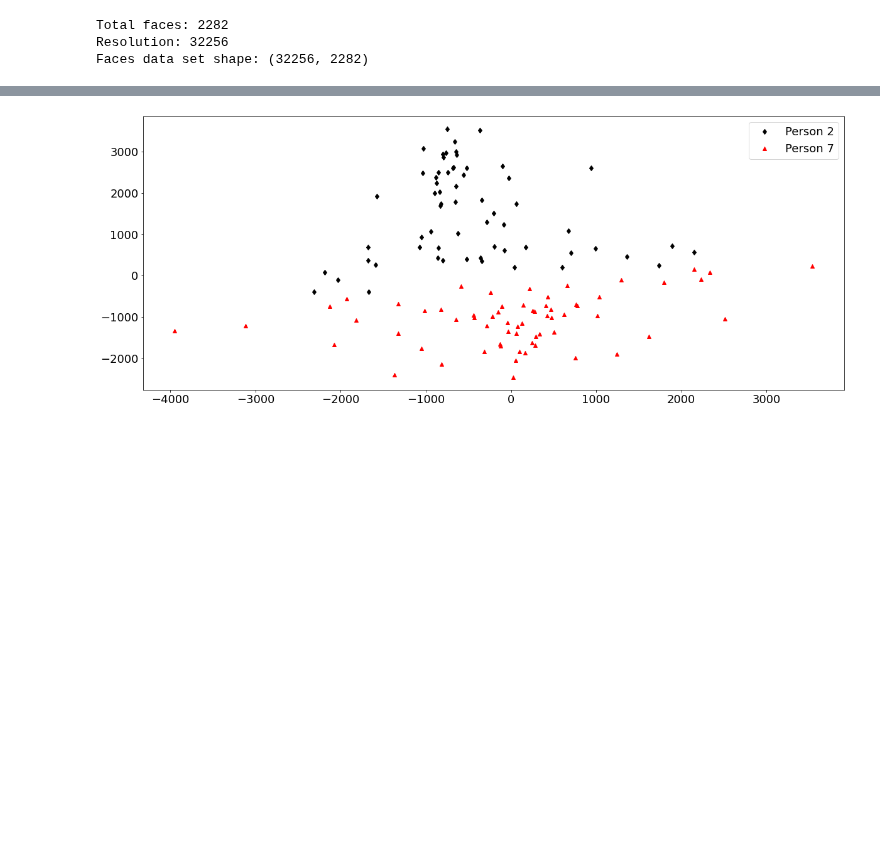
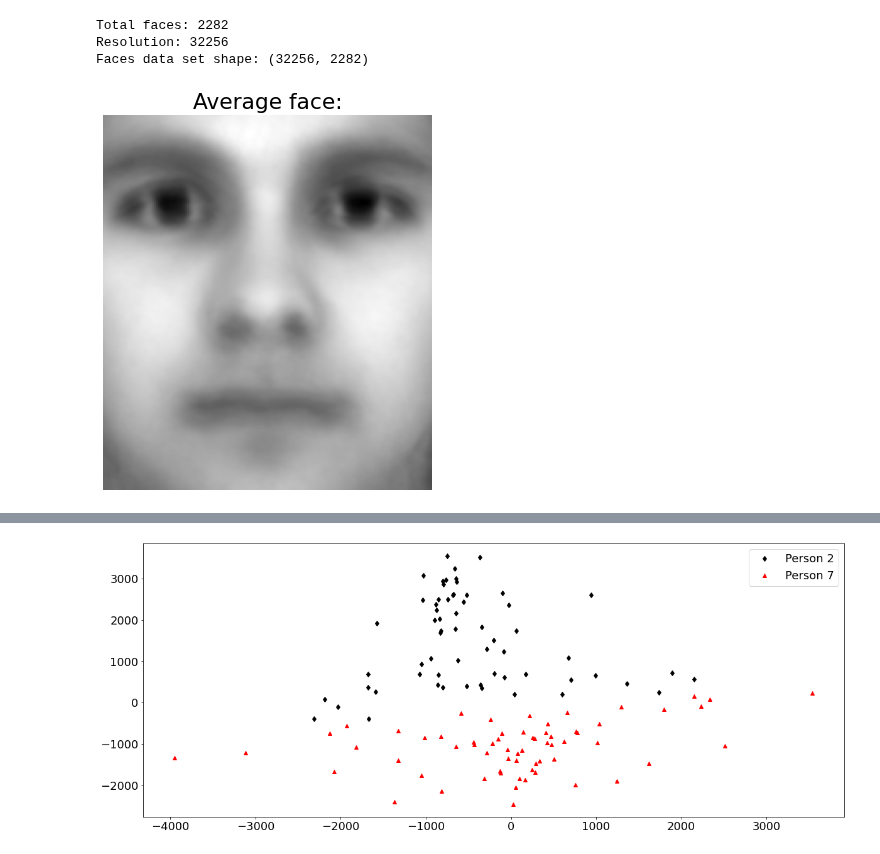
Before and after one commit to cedric-uden/Dimensionality-Reduction, a Jupyter notebook: notebooks/SVD-Meaningful_PCs.ipynb, the cells around one changed output, grey strips where cells are left out. Drawn from its saved outputs; the diff is of its cells as text; code cells hidden in the pictures; blank space fills up the shorter version.

```diff
--- a/notebooks/SVD-Meaningful_PCs.ipynb
+++ b/notebooks/SVD-Meaningful_PCs.ipynb
@@ -72,3 +72,17 @@ X_mean_subtracted = training_faces - np.tile(avg_face, (total_amount_of_pictures
 
 u_raw, sigma_raw, vT_raw = np.linalg.svd(X_raw, full_matrices=False)
 u_mean_subtracted, sigma_mean_subtracted, vT_mean_subtracted = np.linalg.svd(X_mean_subtracted, full_matrices=False)
+# %%
+fig1 = plt.figure()
+
+# Average face:
+
+ax1 = fig1.add_subplot(111)
+np_avg_face = np.reshape(avg_face, (m, n)).T
+img_avg = ax1.imshow(np_avg_face)
+img_avg.set_cmap('gray')
+plt.axis('off')
+
+plt.show()
+# %% [output]
+[figure, added]
```
Also changed, not shown: parts of 4 cells of this notebook.
